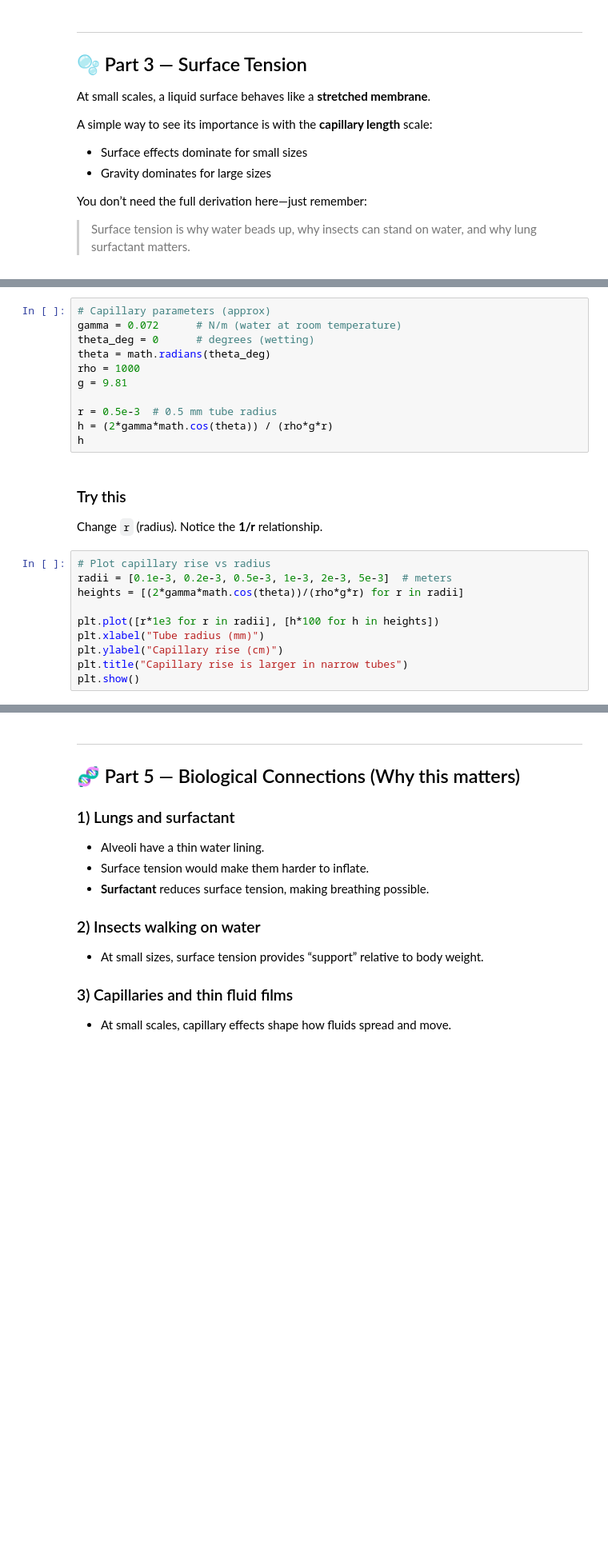
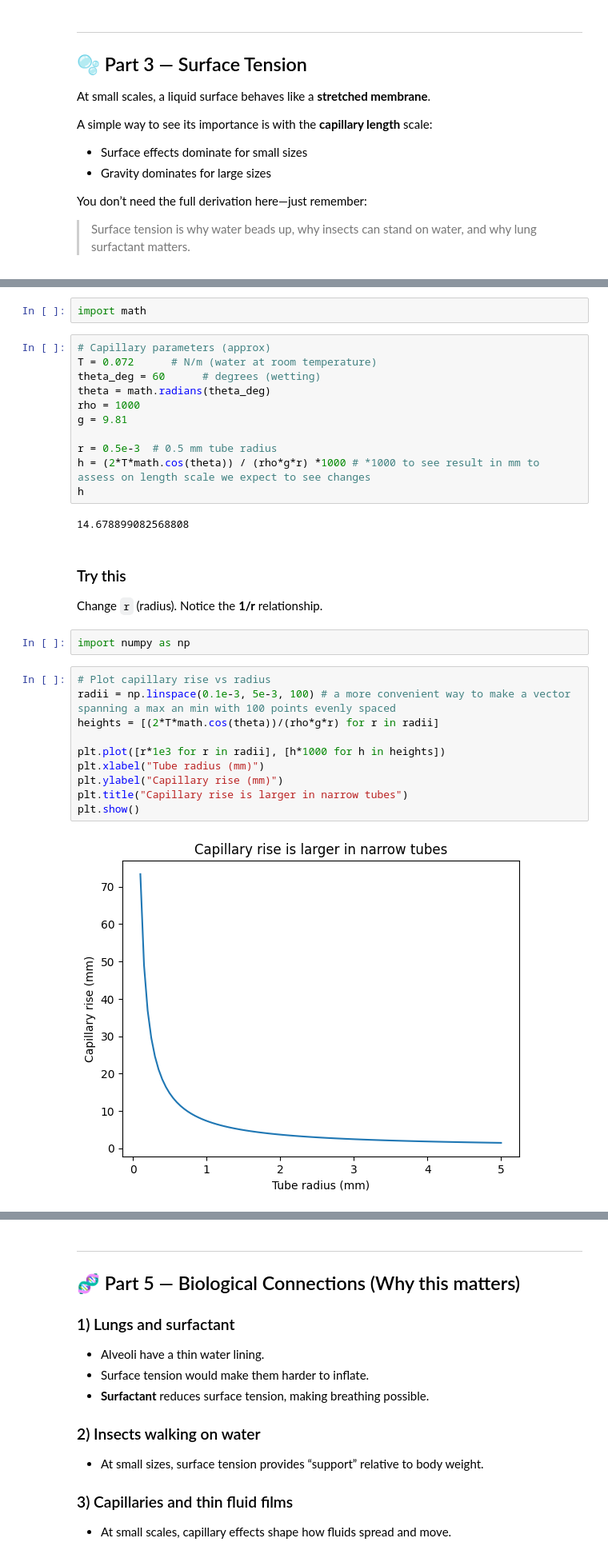
Before and after one commit to ResonanceImagingLab/MedBioPhysics_1stYear, a Jupyter notebook: Ch04_Fluids_Pressure_Buoyancy_Surface.ipynb, the cells around one changed output, grey strips where cells are left out. Shown at 80% size. Cells and saved outputs as stored; diff of their text form; blank space fills up the shorter version.

```diff
--- a/Ch04_Fluids_Pressure_Buoyancy_Surface.ipynb
+++ b/Ch04_Fluids_Pressure_Buoyancy_Surface.ipynb
@@ -160,24 +186,32 @@ Smaller radius → larger capillary rise.
+# %%
+import math
 # %%
 # Capillary parameters (approx)
-gamma = 0.072      # N/m (water at room temperature)
-theta_deg = 0      # degrees (wetting)
+T = 0.072      # N/m (water at room temperature)
+theta_deg = 60      # degrees (wetting)
 theta = math.radians(theta_deg)
 rho = 1000
 g = 9.81
 
 r = 0.5e-3  # 0.5 mm tube radius
-h = (2*gamma*math.cos(theta)) / (rho*g*r)
+h = (2*T*math.cos(theta)) / (rho*g*r) *1000 # *1000 to see result in mm to assess on length scale we expect to see changes
 h
+# %% [output]
+14.678899082568808
 # %% [markdown]
 ### Try this
 Change `r` (radius). Notice the **1/r** relationship.
+# %%
+import numpy as np
 # %%
 # Plot capillary rise vs radius
-radii = [0.1e-3, 0.2e-3, 0.5e-3, 1e-3, 2e-3, 5e-3]  # meters
-heights = [(2*gamma*math.cos(theta))/(rho*g*r) for r in radii]
+radii = np.linspace(0.1e-3, 5e-3, 100) # a more convenient way to make a vector spanning a max an min with 100 points evenly spaced
+heights = [(2*T*math.cos(theta))/(rho*g*r) for r in radii]
 
-plt.plot([r*1e3 for r in radii], [h*100 for h in heights])
+plt.plot([r*1e3 for r in radii], [h*1000 for h in heights])
 plt.xlabel("Tube radius (mm)")
-plt.ylabel("Capillary rise (cm)")
+plt.ylabel("Capillary rise (mm)")
 plt.title("Capillary rise is larger in narrow tubes")
 plt.show()
+# %% [output]
+[figure, added]
```
Also changed, not shown: parts of 20 cells of this notebook.
